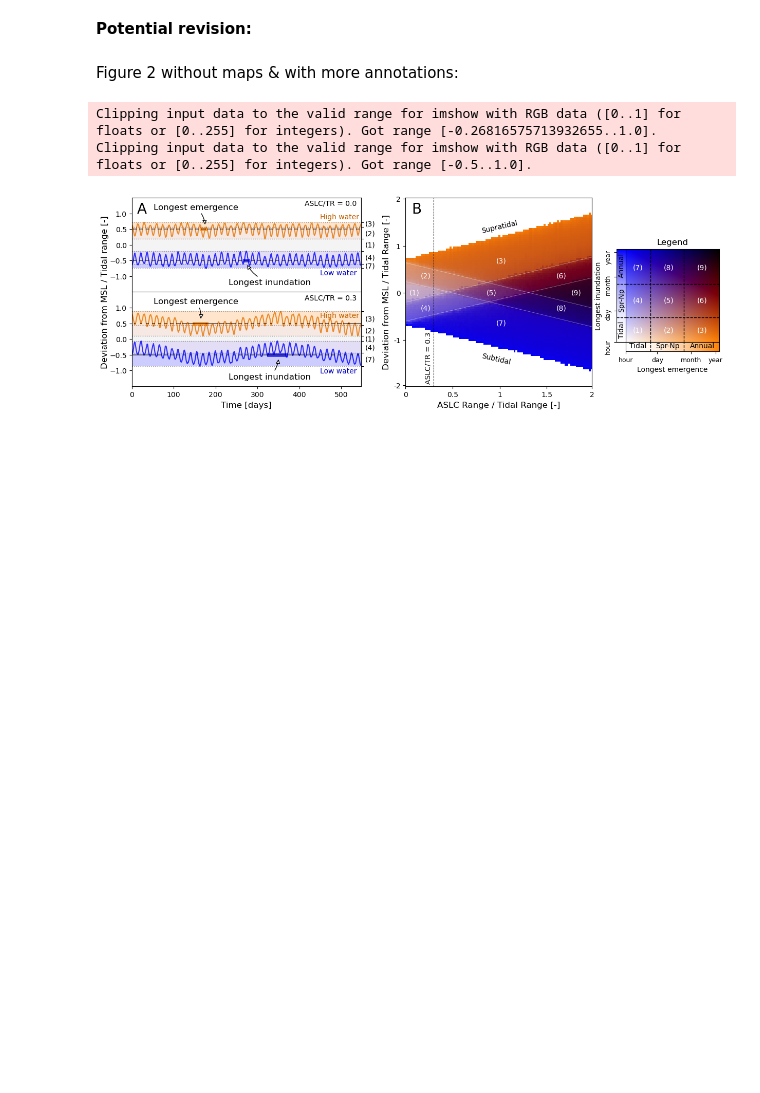
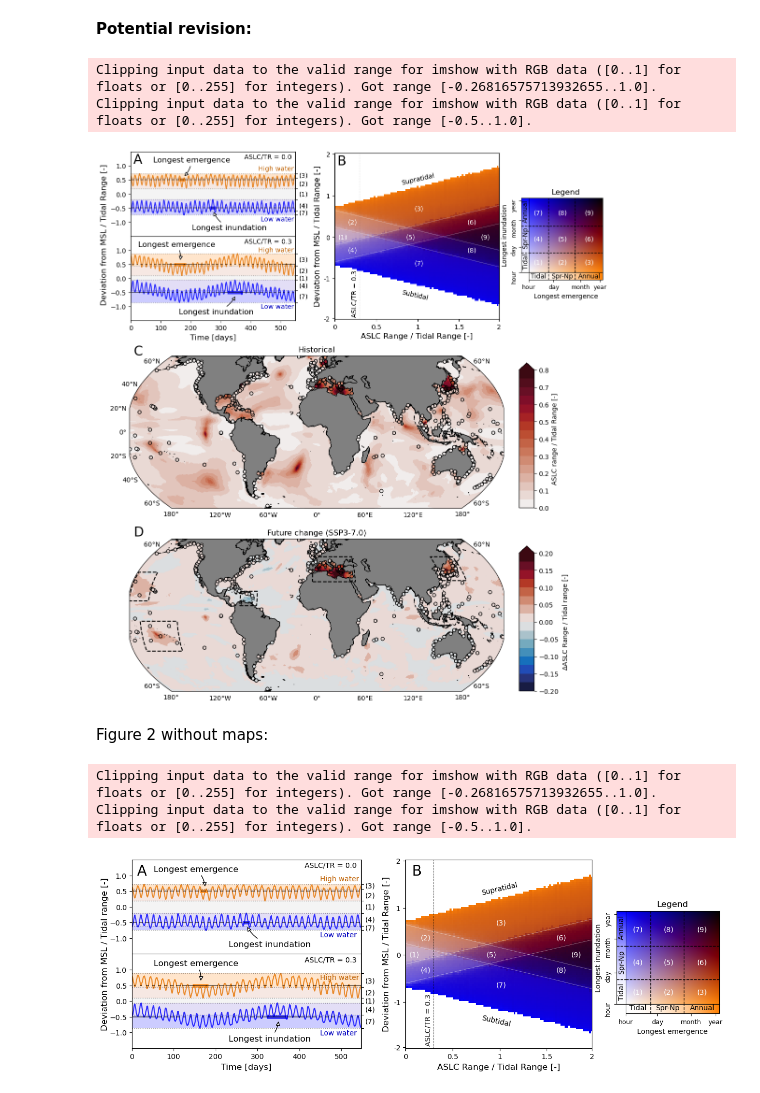
Before and after one commit to Timh37/aslc_intertidal, a Jupyter notebook: src/figure_2/figure_2.ipynb, the cells around one changed output. Drawn from its saved outputs; the diff is of its cells as text; code cells hidden in the pictures; blank space fills up the shorter version.

```diff
--- a/src/figure_2/figure_2.ipynb
+++ b/src/figure_2/figure_2.ipynb
@@ -85,7 +85,7 @@ def figure_2c(fig, gs, cbar_location):
     amp_discrete = matplotlib.colors.LinearSegmentedColormap.from_list('Custom cmap',  [cmocean.cm.amp(i) for i in range(cmocean.cm.amp.N)], 16) #define discrete colormap
 
     fig, ax = add_global_map_subplot(fig, hist_range_at_duacs/tr_at_duacs,
-                                     gs, 0,.8, amp_discrete,'Historical', None, cbar_location,True, 'ASLC range / Tidal range [-]', 'max')
+                                     gs, 0,.8, amp_discrete,'Historical', None, cbar_location,True, 'ASLC range / Tidal Range [-]', 'max')
     ax.scatter(hist_range_tgs.lon, hist_range_tgs.lat, c = hist_range_tgs/tr_at_tgs,
                vmin = 0, vmax = .8, cmap = amp_discrete, edgecolor = 'black', s = 25, marker = 'o', transform = ccrs.PlateCarree(), zorder = 5)
     ax.set_facecolor("grey")
@@ -115,7 +115,7 @@ def figure_2d(fig, gs, cbar_location):
     balance_discrete = matplotlib.colors.LinearSegmentedColormap.from_list('Custom cmap',  [cmocean.cm.balance(i) for i in range(cmocean.cm.balance.N)], 16)
 
     fig,ax = add_global_map_subplot(fig,drange_at_duacs/tr_at_duacs,
-                                    gs,-.2,.2,balance_discrete,'Future change (SSP3-7.0)',None,cbar_location,False,'ASLC range change / Tidal range [-]','max')
+                                    gs,-.2,.2,balance_discrete,'Future change (SSP3-7.0)',None,cbar_location,False,r'$\Delta$ASLC Range / Tidal Range [-]','max')
     s1=ax.scatter(hist_range_tgs.lon,hist_range_tgs.lat,c=drange_tgs/tr_at_tgs,
                 vmin=-.2,vmax=.2,cmap=balance_discrete,edgecolor='black',s=25,marker='o',transform=ccrs.PlateCarree(),zorder=5)
 
@@ -638,7 +638,58 @@ Clipping input data to the valid range for imshow with RGB data ([0..1] for floa
 # %% [markdown]
 **Potential revision:**
+# %%
+def figure_2_multipanel(path_png):
+
+    rows, cols = 3, 2
+    fig = plt.figure(figsize=(15,15))
+    gs_top = fig.add_gridspec(rows, cols, hspace = .1, wspace = .24,right=.65) #define subplot grid
+    gs_bottom = fig.add_gridspec(rows, 1, hspace = .2, wspace = .03,right=.75,top=.85,left=.03)
+
+
+    #.15, right=.75
+    ax_2a0, ax_2a1 = figure_2a(fig, gs_top[0,0])
+
+    ax_2a1.yaxis.set_label_coords(-0.14,1.02)
+
+    ax_2b = figure_2b(fig, gs_top[0,1], path_bin = './bin/figure_2/figure_2b-alt.npy')
+    ax_2b_legend = inset_axes(ax_2b,width="100%", height="100%",bbox_to_anchor=(1.2, .3,.45,.45),bbox_transform = ax_2b.transAxes) #add array colorbar to 2b
+    add_array_colorbar(fig, ax_2b_legend)
+
+    figure_2c(fig, gs_bottom[1,0],'right')
+    figure_2d(fig, gs_bottom[2,0],'right')
+
+    fig.text(x = 0.129, y = 0.863, s = 'A', fontsize = 20)
+    fig.text(x = 0.419, y = 0.861, s = 'B', fontsize = 20)
+    fig.text(x = 0.129, y = 0.59, s = 'C', fontsize = 20)
+    fig.text(x = 0.129, y = 0.332, s = 'D', fontsize = 20)
+    '''
+    fig.add_artist(ConnectionPatch(
+        xyA= [1.001, 0.9], coordsA=ax_2a0.transAxes,
+        xyB= [0.01, 0.95], coordsB=ax_2b.transAxes,
+        arrowstyle="<-",
+        linewidth = 1.2,
+        color="k"
+    ))
+    fig.add_artist(ConnectionPatch(
+        xyA= [1.001, 0.1], coordsA=ax_2a1.transAxes,
+        xyB= [0.15, 0.05], coordsB=ax_2b.transAxes,
+        arrowstyle="<-",
+        linewidth = 1.2,
+        color="k"
+    ))
+    '''
+    if path_png is not None:
+        plt.savefig(path_png, dpi = 300, bbox_inches = "tight", format='png')
+    plt.show()
+
+figure_2_multipanel(path_png = './figures/figure_2/figure_2_3rows.png')
+#figure_2_multipanel(path_png = None)
+# %% [output]
+Clipping input data to the valid range for imshow with RGB data ([0..1] for floats or [0..255] for integers). Got range [-0.26816575713932655..1.0].
+Clipping input data to the valid range for imshow with RGB data ([0..1] for floats or [0..255] for integers). Got range [-0.5..1.0].
+[figure, added]
 # %% [markdown]
-Figure 2 without maps & with more annotations:
+Figure 2 without maps:
 # %%
 def figure_2_multipanel(path_png):
 
```
Also changed, not shown: parts of 4 cells of this notebook.
